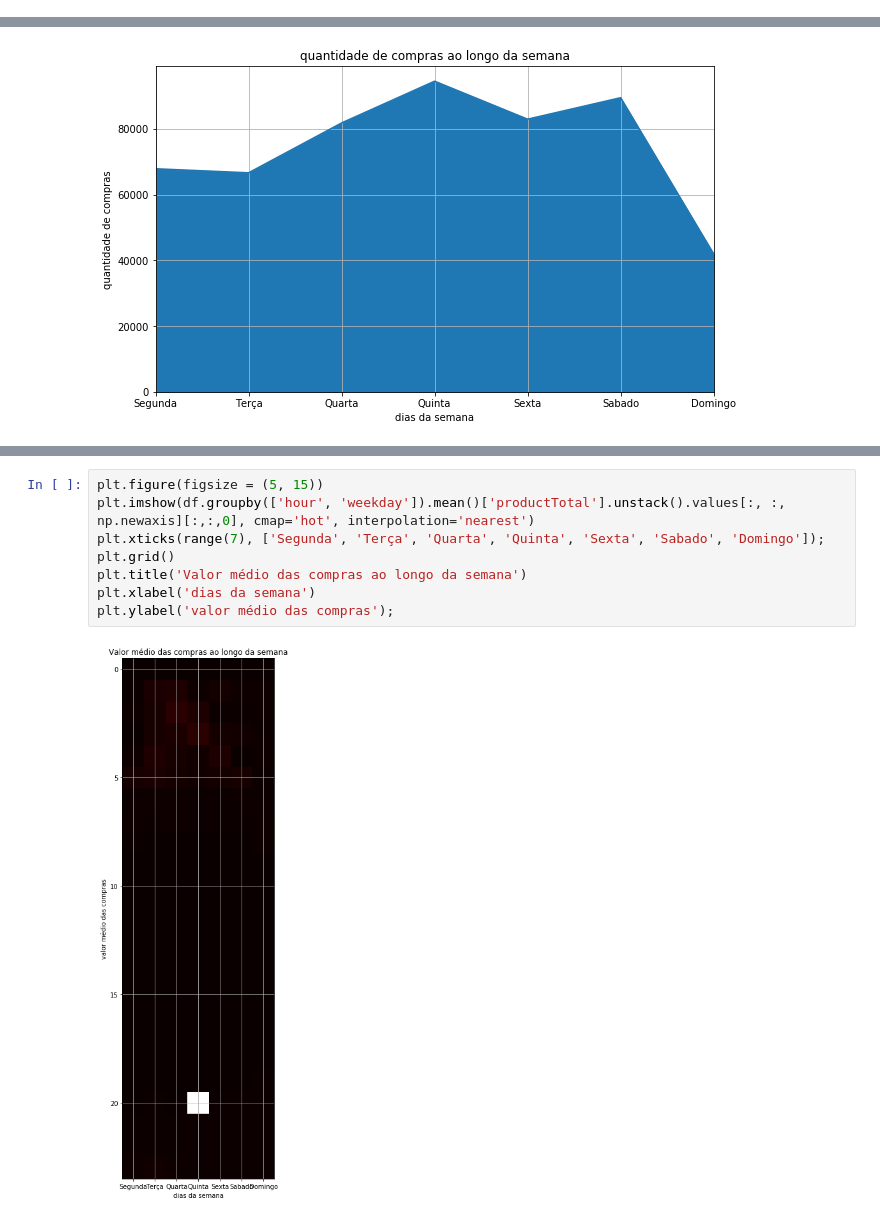
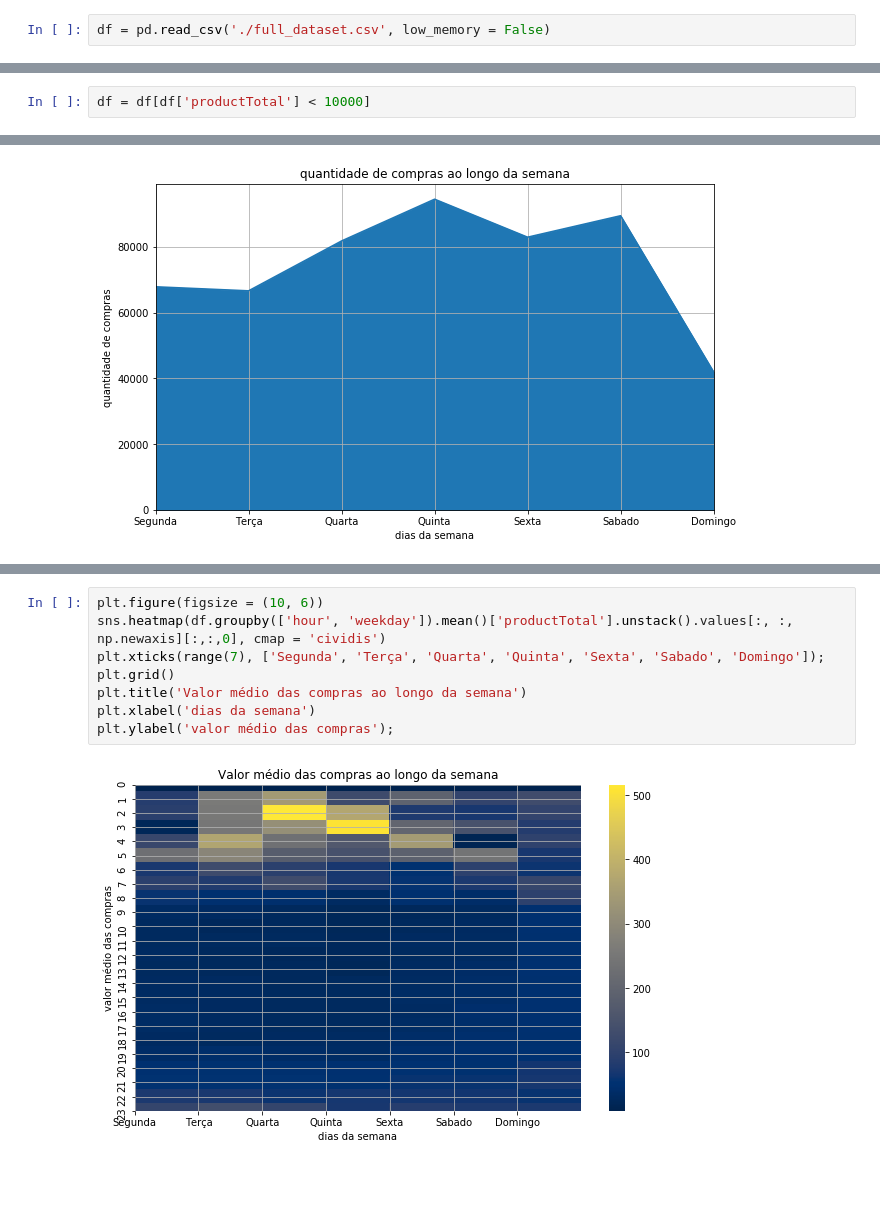
Before and after one commit to andre1393/fiap-hackathon, a Jupyter notebook: fiap_hackathon.ipynb, the cells around one changed output, grey strips where cells are left out. Cells and saved outputs as stored; diff of their text form; blank space fills up the shorter version.

```diff
--- a/fiap_hackathon.ipynb
+++ b/fiap_hackathon.ipynb
@@ -41,6 +41,8 @@ b'Skipping line 6409: expected 8 fields, saw 9\nSkipping line 13209: expected 8
 # %%
 # gerando o dataset full
 df.to_csv('./full_dataset.csv', index = None)
+# %%
+df = pd.read_csv('./full_dataset.csv', low_memory = False)
 # %% [markdown]
 # Limpeza dos dados
 # %%
@@ -54,6 +56,8 @@ df.drop('encrypted_buyer_cnpj', axis = 1, inplace = True)
 df['productTotal'] = df['productTotal'].apply(float)
 # %%
 df.reset_index(drop = True, inplace = True)
+# %%
+df = df[df['productTotal'] < 10000]
 # %% [markdown]
 # Análise exploratoria dos dados
 # %%
@@ -190,10 +194,10 @@ plt.ylabel('valor médio das compras');
 # %%
-plt.figure(figsize = (5, 15))
-plt.imshow(df.groupby(['hour', 'weekday']).mean()['productTotal'].unstack().values[:, :, np.newaxis][:,:,0], cmap='hot', interpolation='nearest')
+plt.figure(figsize = (10, 6))
+sns.heatmap(df.groupby(['hour', 'weekday']).mean()['productTotal'].unstack().values[:, :, np.newaxis][:,:,0], cmap = 'cividis')
 plt.xticks(range(7), ['Segunda', 'Terça', 'Quarta', 'Quinta', 'Sexta', 'Sabado', 'Domingo']);
 plt.grid()
 plt.title('Valor médio das compras ao longo da semana')
 plt.xlabel('dias da semana')
 plt.ylabel('valor médio das compras');
 # %% [output]
-[figure, old version]
+[figure, new version]
```
Also changed, not shown: parts of 7 cells of this notebook.
